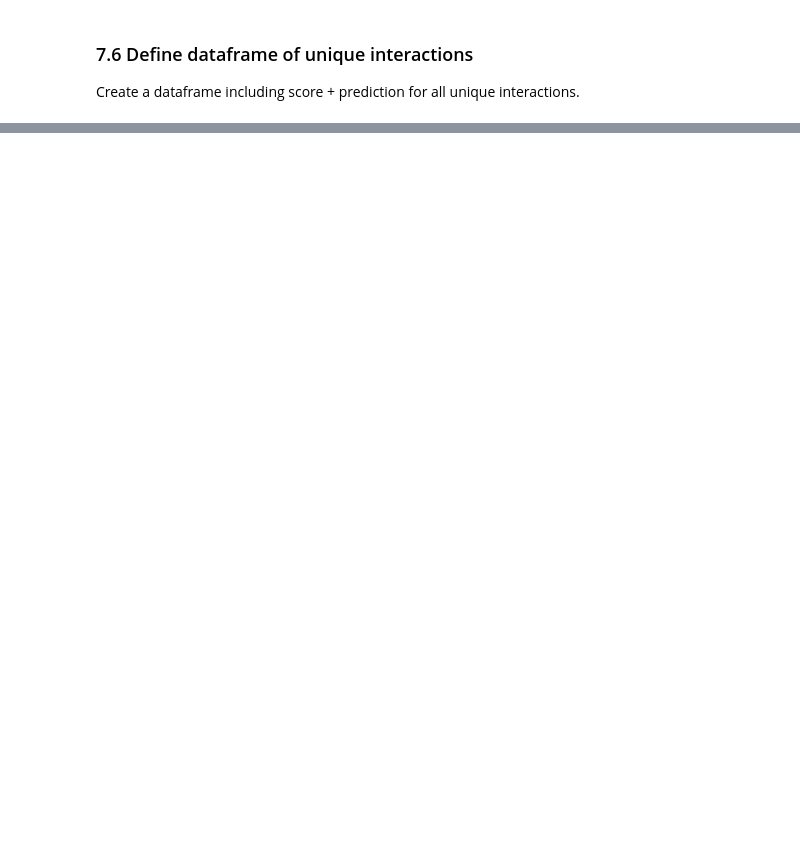
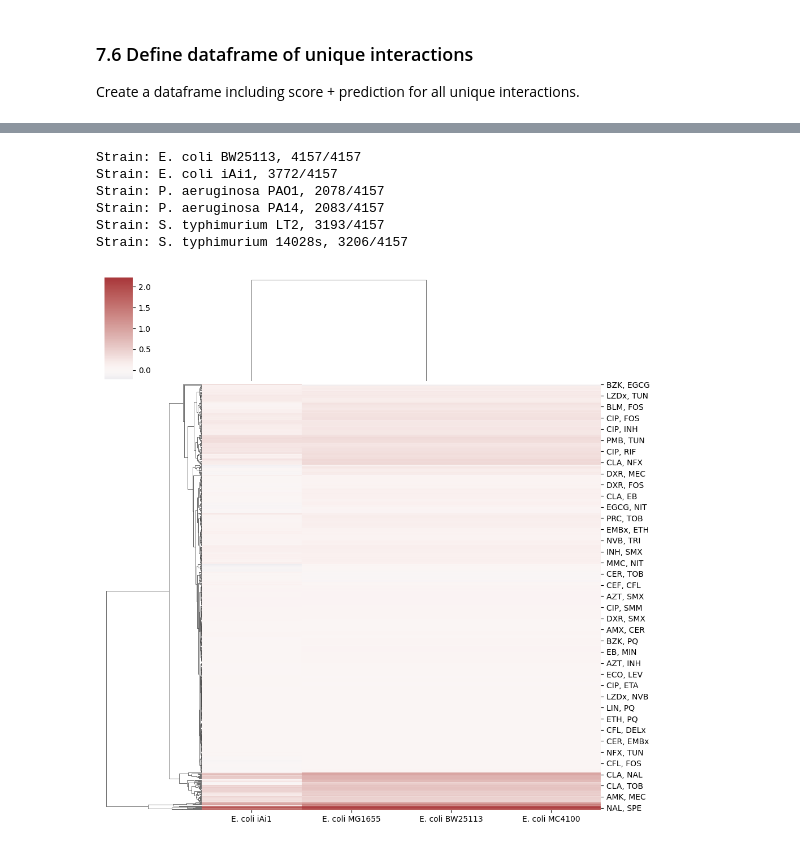
Before and after one commit to sriram-lab/TACTIC, a Jupyter notebook: TACTIC_analysis.ipynb, the cells around one changed output, grey strips where cells are left out. Drawn from its saved outputs; the diff is of its cells as text; code cells hidden in the pictures; blank space fills up the shorter version.

```diff
--- a/TACTIC_analysis.ipynb
+++ b/TACTIC_analysis.ipynb
@@ -1200,0 +1344,26 @@ with open('./TACTIC_data.pkl', 'wb') as f:
+# %%
+# Define species
+species = set([' '.join(s.split(' ')[:2]) for s in df.columns])
+
+# Determine contradictory predictions
+out = dict()
+t1, t2 = -0.1, 0
+for s in species:
+    # Select species with >1 strain
+    idx = df.columns.str.startswith(s)
+    if idx.sum() > 1:
+        # Subset data
+        dfs = df.iloc[:, idx]
+        # Adjust order for P. aeruginosa
+        if species=='P. aeruginosa':
+            dfs = dfs[dfs.columns[::-1]]
+        # s1 (lab) < 0, s2 (pathogen) >= 0
+        mask1 = (dfs.iloc[:, 0] < t1) & (dfs.iloc[:, -1] >= t2)
+        # s1 (lab) >= 0, s2 (pathogen) < 0
+        mask2 = (dfs.iloc[:, 0] >= t2) & (dfs.iloc[:, -1] < t1)
+        # Print results
+        n = (mask1 | mask2).sum()
+        print(f'No. of contradictory interactions for {s}: {n}')
+        # Save results
+        if n > 0:
+            out[s] = {'s1': list(dfs.index[mask1]), 's2': list(dfs.index[mask2])}
@@ -1200,0 +1499,31 @@ with open('./TACTIC_data.pkl', 'wb') as f:
+# %%
+n = len(ecoli['map']['E. coli BW25113'])
+strains = list(dfp.columns)
+for strain in strains:
+    ns = len(ecoli['map'][strain])
+    print(f'Strain: {strain}, {ns}/{n}')
+# %% [output]
+Strain: E. coli BW25113, 4157/4157
+Strain: E. coli iAi1, 3772/4157
+Strain: P. aeruginosa PAO1, 2078/4157
+Strain: P. aeruginosa PA14, 2083/4157
+Strain: S. typhimurium LT2, 3193/4157
+Strain: S. typhimurium 14028s, 3206/4157
+# %%
+def visualize_clustergram(organism, annot:bool=False, fmt:str='.1f', cmap:str='vlag', center:float=0., color:str='k'):
+
+    'Visualize a clustergram of species-specific predictions.'
+
+    # Subset dataframe
+    idx = df.columns.str.startswith(organism)
+    dfs = df.iloc[:, idx]
+    mask = (dfs >= 0).any(axis=1) & (dfn < 0).any(axis=1)
+    dfp = df.loc[mask, idx]
+
+    # Plot heatmap
+    ax = sns.clustermap(dfp, annot=annot, fmt=fmt, cmap=cmap, center=center)
+    # ax.set_title(f'Species: {organism}, N = {mask.sum()}', fontsize=12, color=color)
+# %%
+visualize_clustergram('E. coli')
+# %% [output]
+[figure, added]
```
Also changed, not shown: parts of 37 cells of this notebook, 5 other files.
